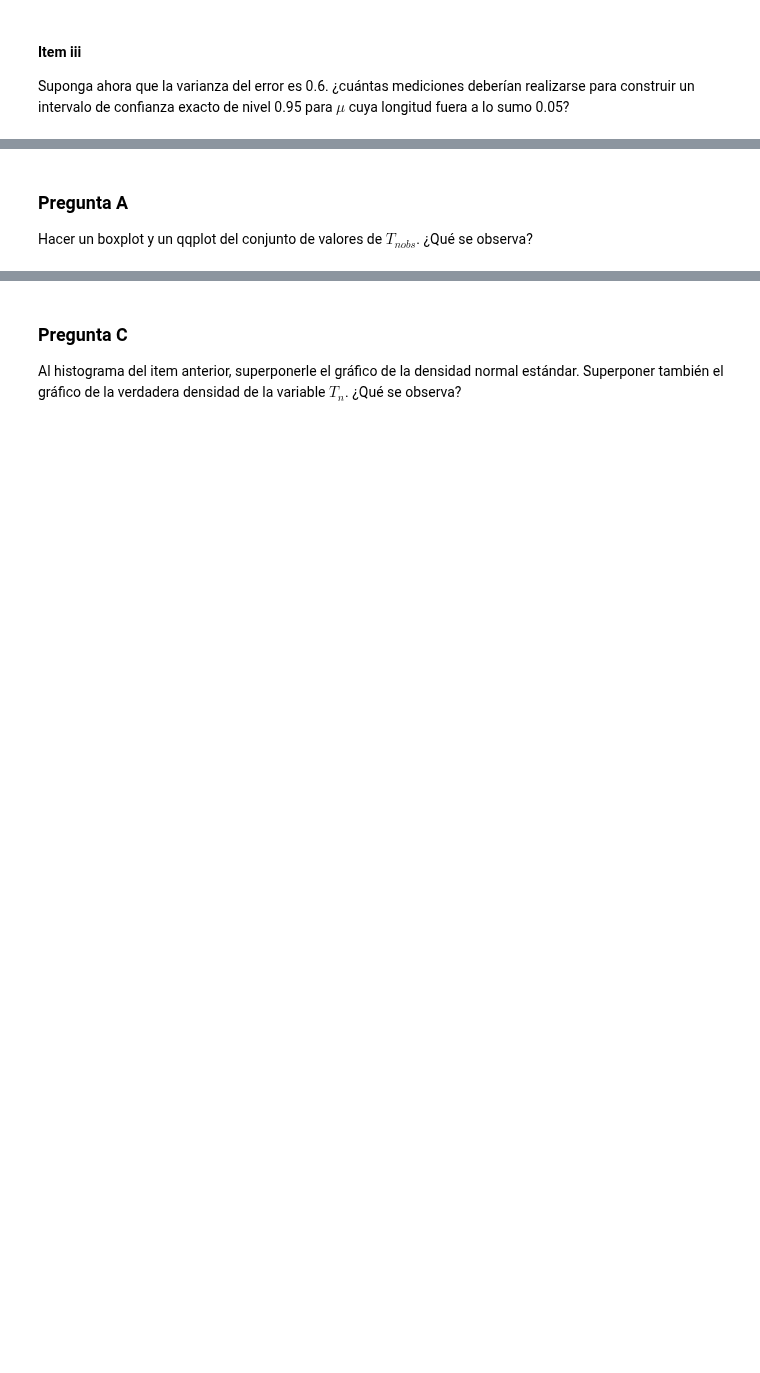
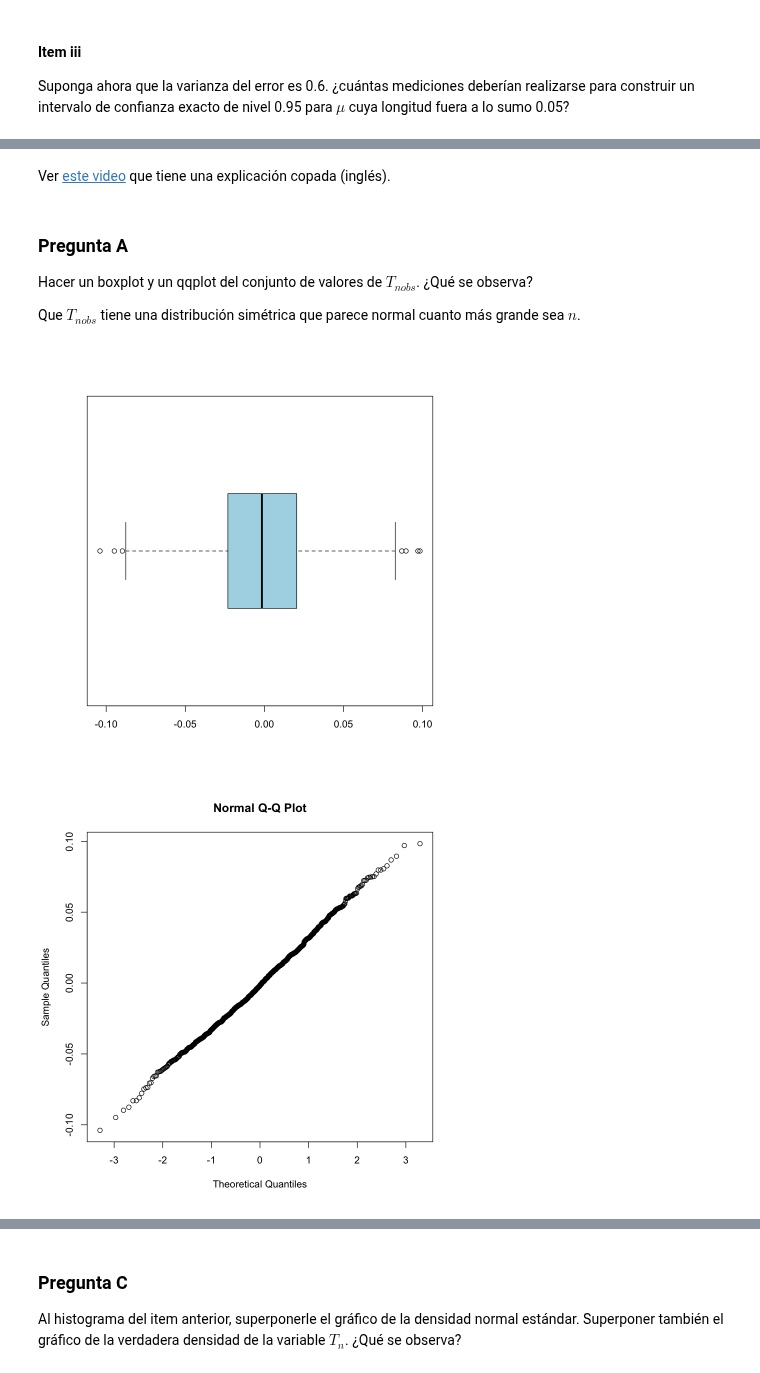
Before and after one commit to honi/uba-probabilidad-y-estadistica, a Jupyter notebook: Soluciones/Práctica8.ipynb, the cells around one changed output, grey strips where cells are left out. Cells and saved outputs as stored; diff of their text form; code cells hidden in the pictures; blank space fills up the shorter version.

```diff
--- a/Soluciones/Práctica8.ipynb
+++ b/Soluciones/Práctica8.ipynb
@@ -35,9 +84,27 @@ Consideremos variables aleatorias $X_1, \dots, X_n$ con distribución $\mathcal{
 
 Repetir para $n = 4, 20, 30, 500$ y comparar los resultados.
+# %% [markdown]
+Ver [este video](https://www.youtube.com/watch?v=bFefxSE5bmo&list=PLvxOuBpazmsMdPBRxBTvwLv5Lhuk0tuXh&index=8) que tiene una explicación copada (inglés).
+# %%
+N = 1000 # Cantidad de muestras
+n = 500 # Tamaño de cada muestra
+mu = 1
+sd = 4
+
+muestras = replicate(N, rnorm(n, mu, sd), simplify=FALSE)
+Tnobs = sapply(muestras, function(X) (mean(X) - mu) / (sqrt(n) / sd(X)))
 # %% [markdown]
 ### Pregunta A
 
 Hacer un boxplot y un qqplot del conjunto de valores de $T_{nobs}$. ¿Qué se observa?
+
+Que $T_{nobs}$ tiene una distribución simétrica que parece normal cuanto más grande sea $n$.
+# %%
+boxplot(Tnobs, horizontal=TRUE, col='lightblue')
+qqnorm(Tnobs)
+# %% [output]
+[figure, added]
+[figure, added]
 # %% [markdown]
 ### Pregunta B
 
```
Also changed, not shown: parts of 30 cells of this notebook.
